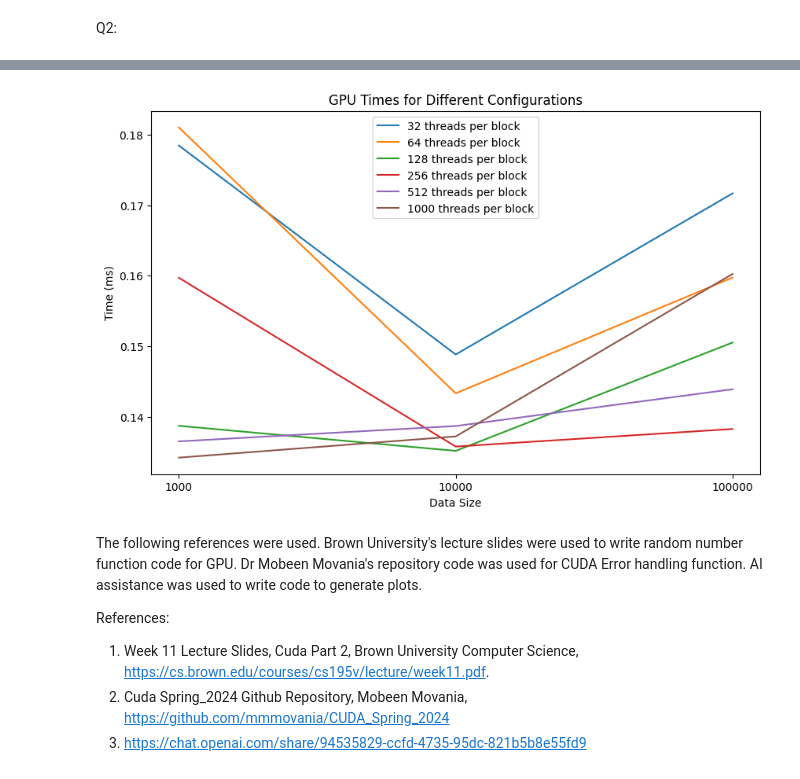
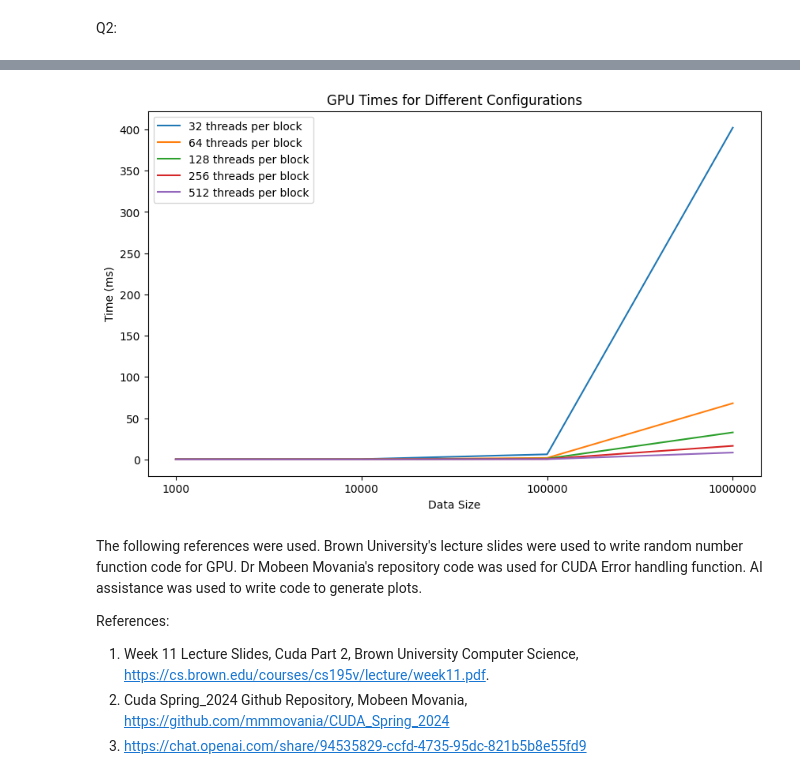
Before and after one commit to Mustafasohail7/GPU_Assignment_1, a Jupyter notebook: MS06860_Assgn1.ipynb, the cells around one changed output, grey strips where cells are left out. Cells and saved outputs as stored; diff of their text form; code cells hidden in the pictures.

```diff
--- a/MS06860_Assgn1.ipynb
+++ b/MS06860_Assgn1.ipynb
@@ -304,13 +347,13 @@ for line in lines:
     cpu_times.append(cpu_time)
     gpu_times.append(gpu_time)
 
-configs = [32,64,128,256,512,1000]
+configs = [32,64,128,256,512]
 
-configurations_cpu = [cpu_times[i:i+6] for i in range(0, len(cpu_times), 6)]
-configurations_gpu = [gpu_times[i:i+6] for i in range(0, len(gpu_times), 6)]
+configurations_cpu = [cpu_times[i:i+len(configs)] for i in range(0, len(cpu_times), len(configs))]
+configurations_gpu = [gpu_times[i:i+len(configs)] for i in range(0, len(gpu_times), len(configs))]
 config_names = [f'{i} threads per block' for i in configs]
 
-data_size_labels = ['1000', '10000', '100000']
+data_size_labels = ['1000', '10000', '100000','1000000']
 
 config_fixed_data = [i[2] for i in configurations_cpu]
 
@@ -324,7 +367,7 @@ for i in range(len(configs)):
     for item, config in enumerate(configurations_combined):
         plt.plot(config, label=a[item])
 
-    plt.xticks(range(len(data_sizes_cpu)), data_size_labels)
+    plt.xticks(range(len(data_size_labels)), data_size_labels)
 
     plt.xlabel('Data Size')
     plt.ylabel('Time (ms)')
@@ -341,24 +383,24 @@ for i in range(len(configs)):
 # %%
 data_gpu = []
-for k in range(6):
+for k in range(len(config_names)):
     x = []
-    for l in range(3):
+    for l in range(len(data_size_labels)):
         x.append(configurations_gpu[l][k])
     data_gpu.append(x)
 
 plt.figure(figsize=(10, 6))
 for i, data_size in enumerate(data_gpu):
     plt.plot(data_size,label=config_names[i])
 
 plt.xticks(range(len(data_size_labels)), data_size_labels)
 
 plt.xlabel('Data Size')
 plt.ylabel('Time (ms)')
 plt.title('GPU Times for Different Configurations')
 plt.legend()
 plt.show()
 # %% [output]
-[figure, old version]
+[figure, new version]
 # %% [markdown]
 The following references were used. Brown University's lecture slides were used to write random number function code for GPU. Dr Mobeen Movania's repository code was used for CUDA Error handling function. AI assistance was used to write code to generate plots.
 
```
Also changed, not shown: parts of 4 cells of this notebook.
